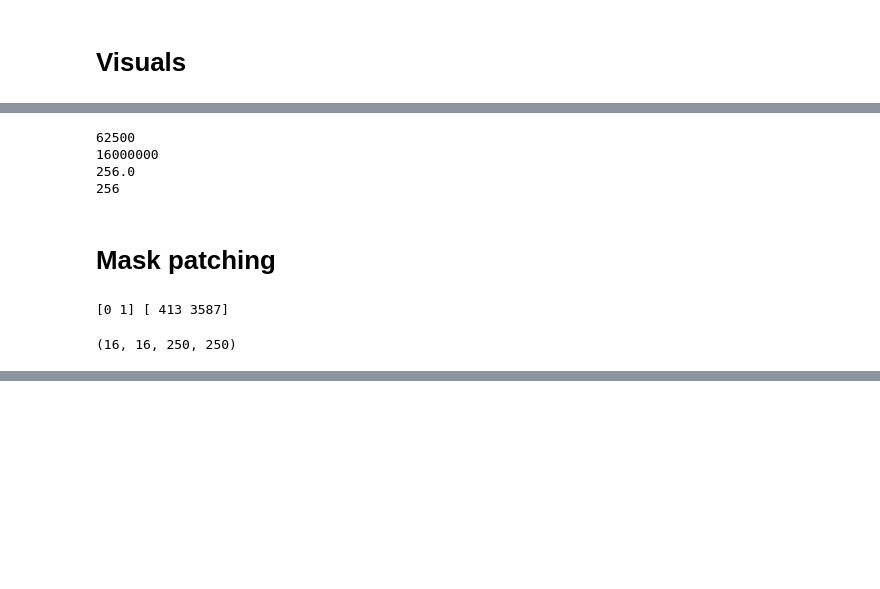
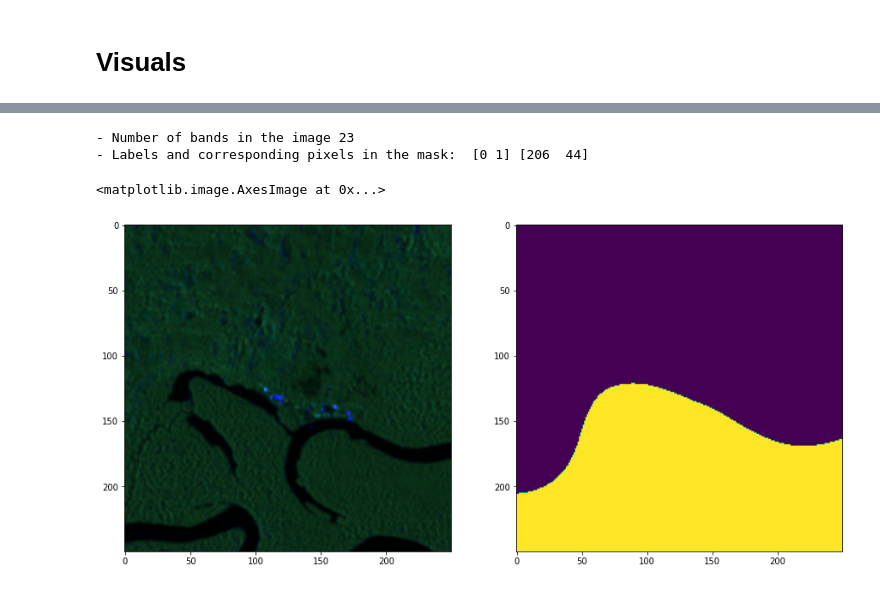
Before and after one commit to JaiswalFelipe/deep-segmentation, a Jupyter notebook: patch_maker.ipynb, the cells around one changed output, grey strips where cells are left out. Cells and saved outputs as stored; diff of their text form; code cells hidden in the pictures; blank space fills up the shorter version.

Commit message:
Using GDAL to create patches of raster data, added visualization

```diff
--- a/patch_maker.ipynb
+++ b/patch_maker.ipynb
@@ -140,26 +85,0 @@ image_patcher("/content/drive/MyDrive/Dissertation/ng_data/tile_1986_stack.tif",
-# %%
-patch_size = 250 * 250
-print(patch_size)
-
-original_img = 4000 * 4000
-print(original_img)
-
-patches = original_img / patch_size
-print(patches)
-
-check = 16 * 16
-print(check)
-# %% [output]
-62500
-16000000
-256.0
-256
-# %% [markdown]
-# Mask patching
-# %%
-mask = imageio.imread("/content/drive/MyDrive/Dissertation/ng_data/masks/tile_1599_image_mask.tif").astype(int)
-labels, count = np.unique(mask[:,0], return_counts = True)
-
-print(labels, count)
-# %% [output]
-[0 1] [ 413 3587]
@@ -189,5 +86,32 @@ def mask_patcher(mask_file, output_folder, patch_shape, step):
-# %%
-# test run
-mask_patcher("/content/drive/MyDrive/Dissertation/ng_data/masks/tile_1986_mask.tif","/content/drive/MyDrive/Dissertation/ng_data/training/mask/1986_mask/", (250,250), 250)
-# %% [output]
-(16, 16, 250, 250)
+# %%
+from matplotlib import rcParams
+
+rcParams['figure.figsize'] = 15, 15
+
+# Open image
+patch_sample = gdal.Open("/content/drive/MyDrive/Dissertation/ng_data/training/image/tile_1986/patch210.tif")
+
+mask = imageio.imread("/content/drive/MyDrive/Dissertation/ng_data/training/mask/1986_mask/patch210.tif").astype(int)
+labels, count = np.unique(mask[:,0], return_counts = True)
+
+
+# Check number of bands
+print("- Number of bands in the image",patch_sample.RasterCount)
+print("- Labels and corresponding pixels in the mask: ",labels, count)
+
+# Get specific bands
+band1 = patch_sample.GetRasterBand(1).ReadAsArray()
+band2 = patch_sample.GetRasterBand(2).ReadAsArray()
+band3 = patch_sample.GetRasterBand(3).ReadAsArray()
+band4 = patch_sample.GetRasterBand(4).ReadAsArray()
+band5 = patch_sample.GetRasterBand(5).ReadAsArray()
+
+# it can only show 4 channels, you can check combination of 4 channels
+#img = np.dstack((band4,band5,band3)) # Near-IR, mid-IR, red = land-water boundaries
+img = np.dstack((band3,band2,band1)) # flooded areas and vegetated areas
+#img = np.dstack((band4,band5,band1)) # Vegetation
+
+fig, ax = plt.subplots(1,2)
+ax[0].imshow(img)
+ax[1].imshow(mask)
+# %% [output]
@@ -193,0 +119,4 @@ mask_patcher("/content/drive/MyDrive/Dissertation/ng_data/masks/tile_1986_mask.t
+- Number of bands in the image 23
+- Labels and corresponding pixels in the mask:  [0 1] [206  44]
+<matplotlib.image.AxesImage at 0x...>
+[figure, added]
```
Also changed, not shown: parts of 13 cells of this notebook.
